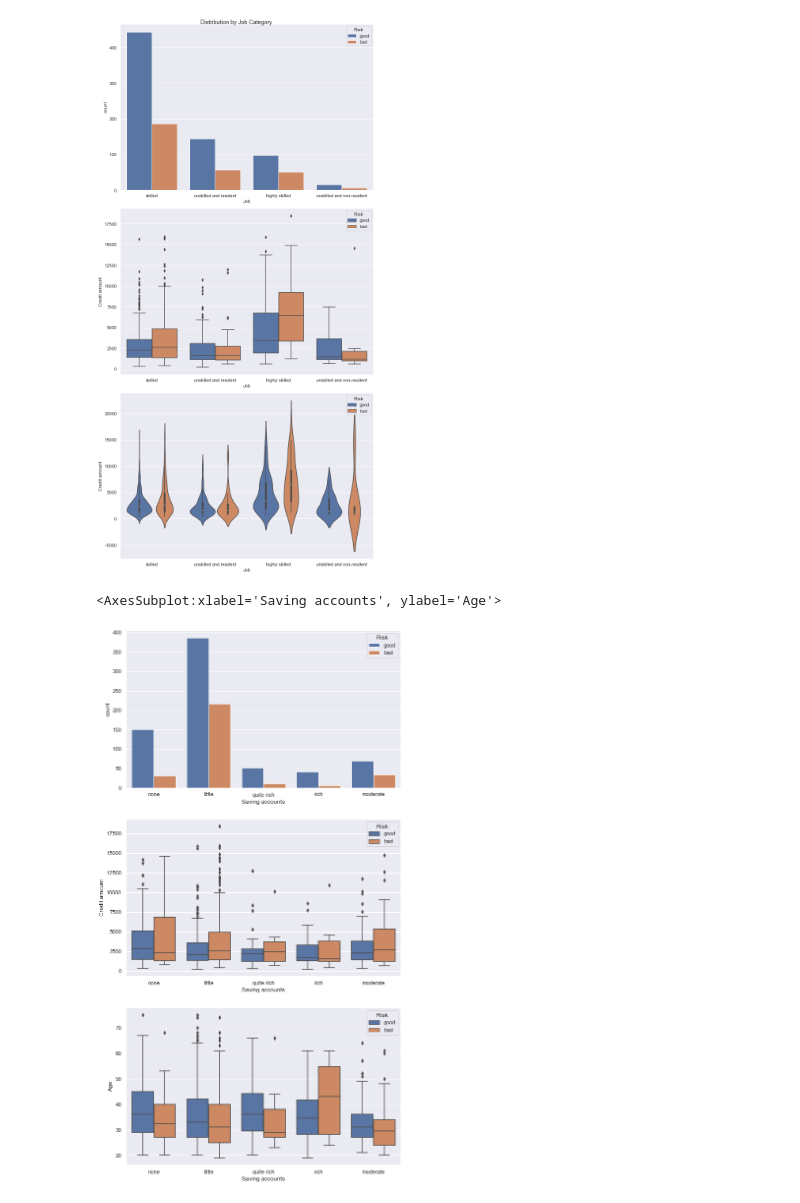
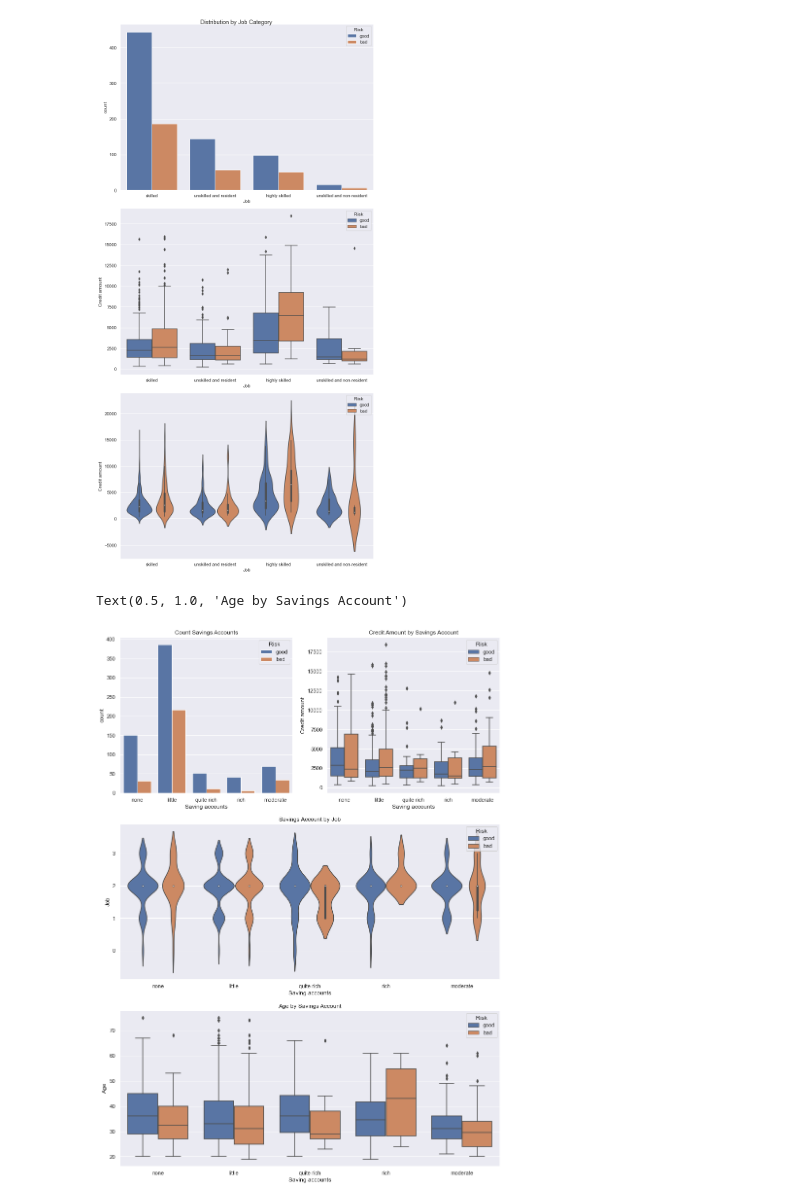
Before and after one commit to bigdatavietnam-org/german-credit-risk, a Jupyter notebook: german-credit-risk.ipynb, the cells around one changed output. Cells and saved outputs as stored; diff of their text form; code cells hidden in the pictures.

```diff
--- a/german-credit-risk.ipynb
+++ b/german-credit-risk.ipynb
@@ -175,10 +175,23 @@ plt.show()
 # %% [output]
 [figure]
 # %%
-fig, (ax1, ax2, ax3) = plt.subplots(3, 1, figsize=(10, 20))
-sns.countplot(data=credit_df, x='Saving accounts', hue='Risk', ax=ax1)
-sns.boxplot(data=credit_df, x='Saving accounts', y='Credit amount', hue='Risk', ax=ax2)
-sns.boxplot(data=credit_df, x='Saving accounts', y='Age', hue='Risk', ax=ax3)
+plt.figure(figsize=(14, 20))
+plt.subplot(321)
+ax1 = sns.countplot(data=credit_df, x='Saving accounts', hue='Risk')
+ax1.set_title("Count Savings Accounts")
+
+plt.subplot(322)
+ax2 = sns.boxplot(data=credit_df, x='Saving accounts', y='Credit amount', hue='Risk')
+ax2.set_title("Credit Amount by Savings Account")
+
+plt.subplot(312)
+credit_df['Job'] = credit_df['Job'].replace(job_category, [0, 1, 2, 3])
+ax3 = sns.violinplot(data=credit_df, x='Saving accounts', y='Job', hue='Risk')
+ax3.set_title("Savings Account by Job")
+
+plt.subplot(313)
+ax4 = sns.boxplot(data=credit_df, x='Saving accounts', y='Age', hue='Risk')
+ax4.set_title("Age by Savings Account")
 # %% [output]
-<AxesSubplot:xlabel='Saving accounts', ylabel='Age'>
+Text(0.5, 1.0, 'Age by Savings Account')
-[figure, old version]
+[figure, new version]
```
Also changed, not shown: parts of 1 cell of this notebook.
